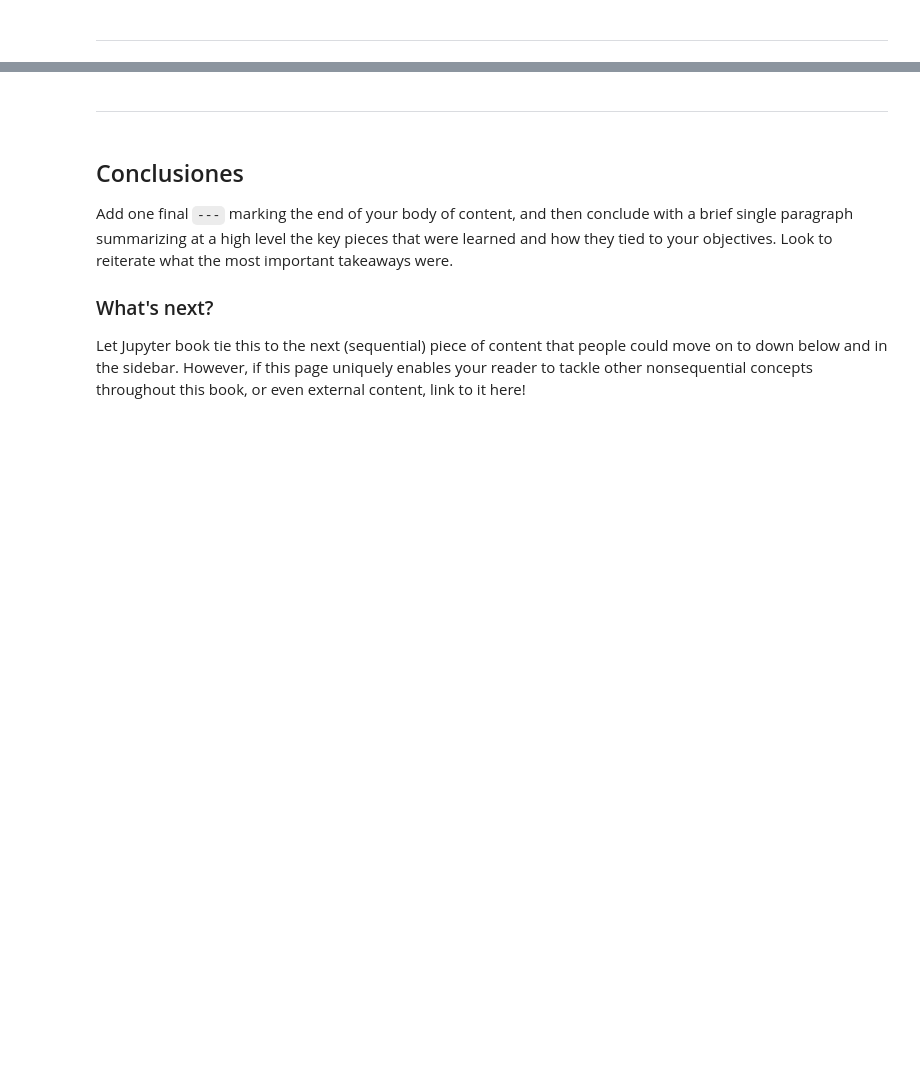
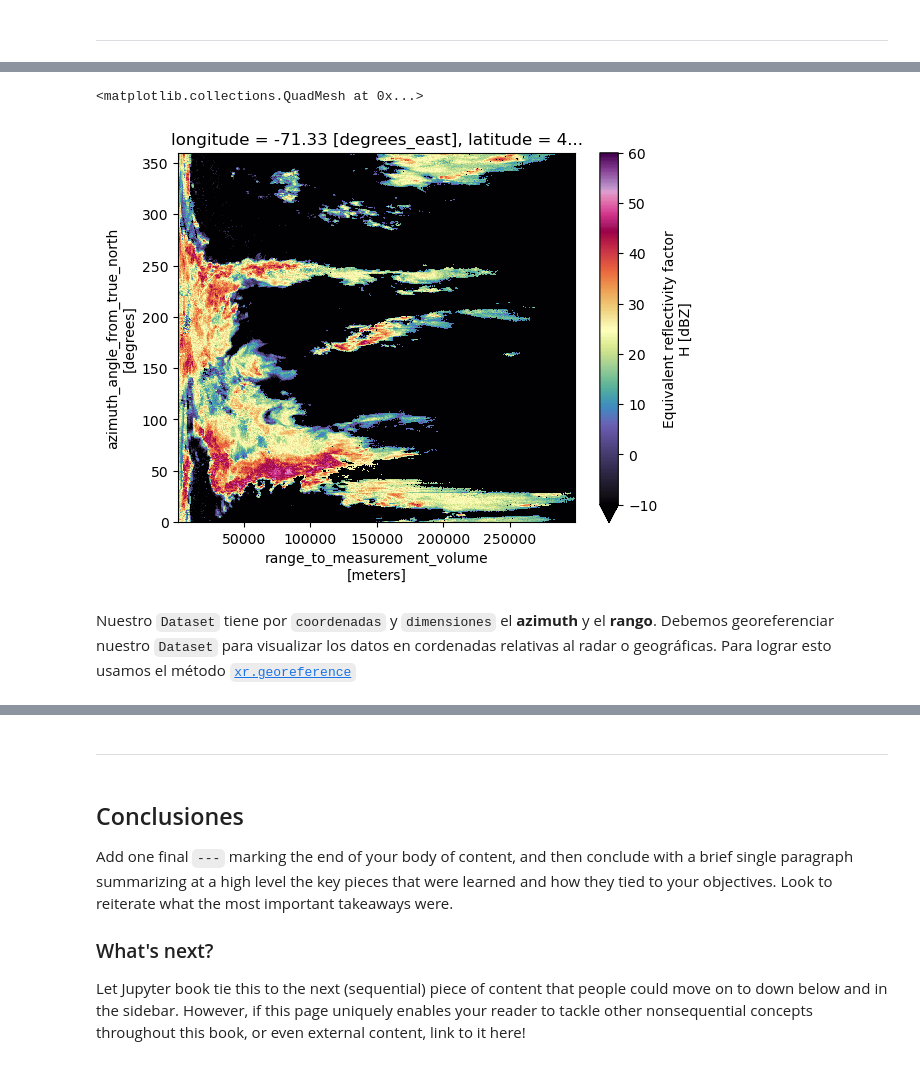
Before and after one commit to ProjectPythia/AtmosCol-2023, a Jupyter notebook: _sources/notebooks/1.fundamentos/PyArt-Xradar.ipynb, the cells around one changed output, grey strips where cells are left out. Cells and saved outputs as stored; diff of their text form; code cells hidden in the pictures; blank space fills up the shorter version.

```diff
--- a/_sources/notebooks/1.fundamentos/PyArt-Xradar.ipynb
+++ b/_sources/notebooks/1.fundamentos/PyArt-Xradar.ipynb
@@ -44,0 +194,3 @@ En Python, un programa puede ser una sola línea de código
+# %%
+radar_xd = xd.io.open_iris_datatree(f'../data/CAR220809191504.RAWDSX2')
+display(radar_xd)
@@ -44,0 +242,7 @@ En Python, un programa puede ser una sola línea de código
+# %%
+radar_xd['sweep_0']['DBZH'].plot(cmap='pyart_ChaseSpectral', vmin=-10, vmax=60)
+# %% [output]
+<matplotlib.collections.QuadMesh at 0x...>
+[figure, added]
+# %% [markdown]
+Nuestro `Dataset` tiene por `coordenadas` y `dimensiones` el **azimuth** y el **rango**. Debemos georeferenciar nuestro `Dataset` para visualizar los datos en cordenadas relativas al radar o geográficas. Para lograr esto usamos el método [`xr.georeference`](https://docs.openradarscience.org/projects/xradar/en/stable/georeference.html)
```
Also changed, not shown: parts of 45 cells of this notebook, 15 other files.
